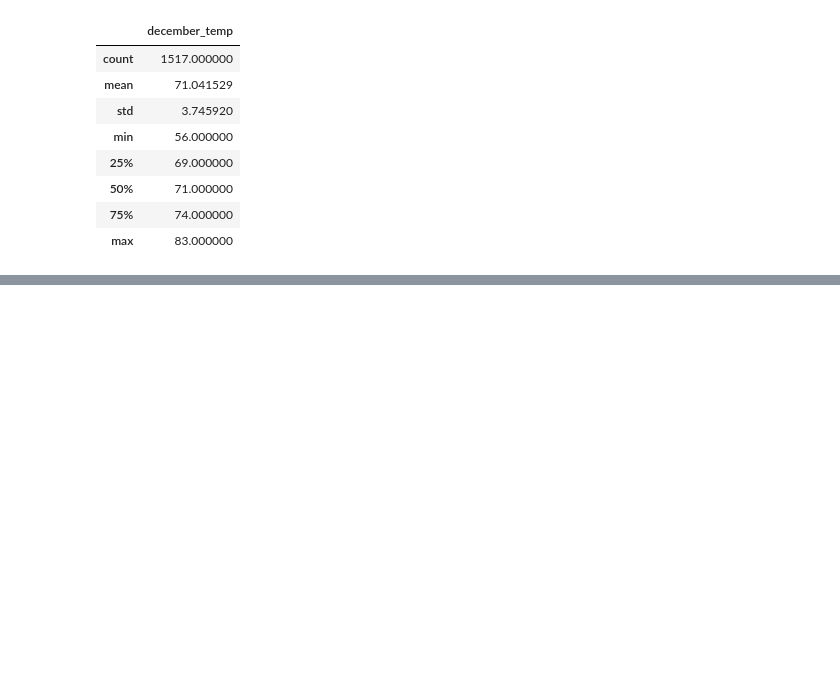
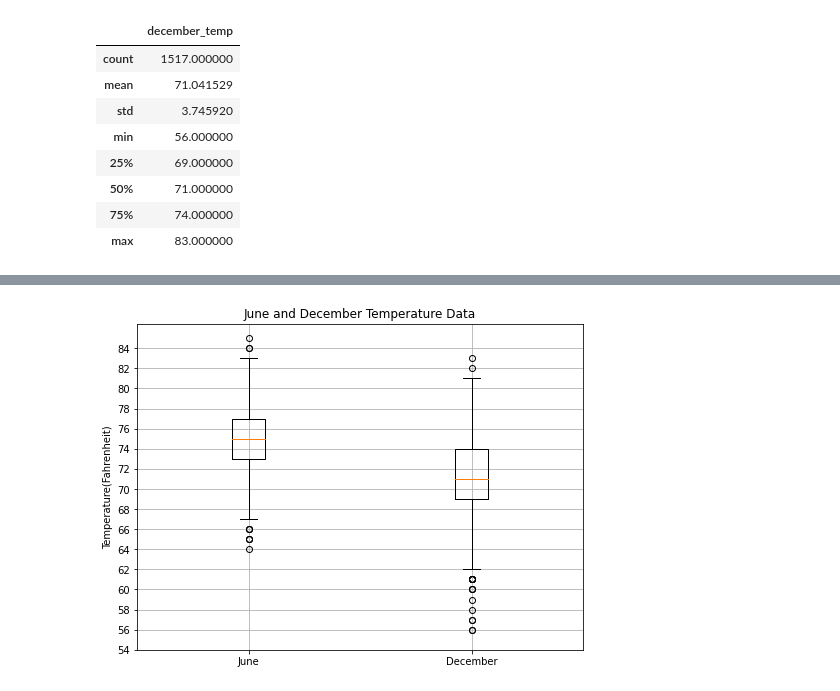
Before and after one commit to nluna96/surfs_up, a Jupyter notebook: SurfsUp_Challenge.ipynb, the cells around one changed output, grey strips where cells are left out. Cells and saved outputs as stored; diff of their text form; code cells hidden in the pictures; blank space fills up the shorter version.

```diff
--- a/SurfsUp_Challenge.ipynb
+++ b/SurfsUp_Challenge.ipynb
@@ -111,0 +140,16 @@ df.describe()
+# %%
+# Create a box-and-whisker plot for the urban fare data.
+x_labels = ["June", "December"]
+fare_count_data = [temps_june, temps_december]
+fig, ax = plt.subplots(figsize=(8,6))
+ax.boxplot(fare_count_data, labels=x_labels)
+
+# Add the title, y-axis label and grid.
+ax.set_title('June and December Temperature Data')
+ax.set_ylabel('Temperature(Fahrenheit)')
+ax.set_yticks(np.arange(54, 86, step=2.0))
+ax.grid()
+plt.savefig("./June_December_Boxplots.png")
+plt.show()
+# %% [output]
+[figure, added]
```
Also changed, not shown: parts of 11 cells of this notebook, 4 other files.
